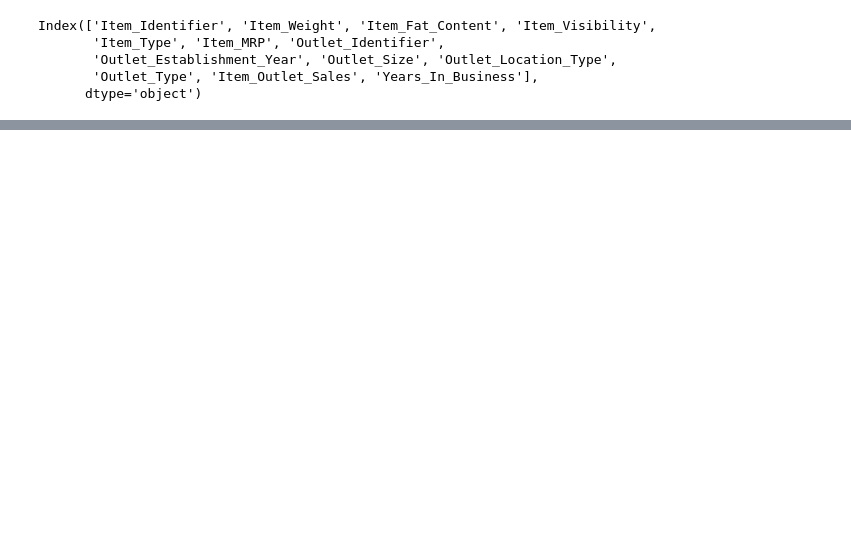
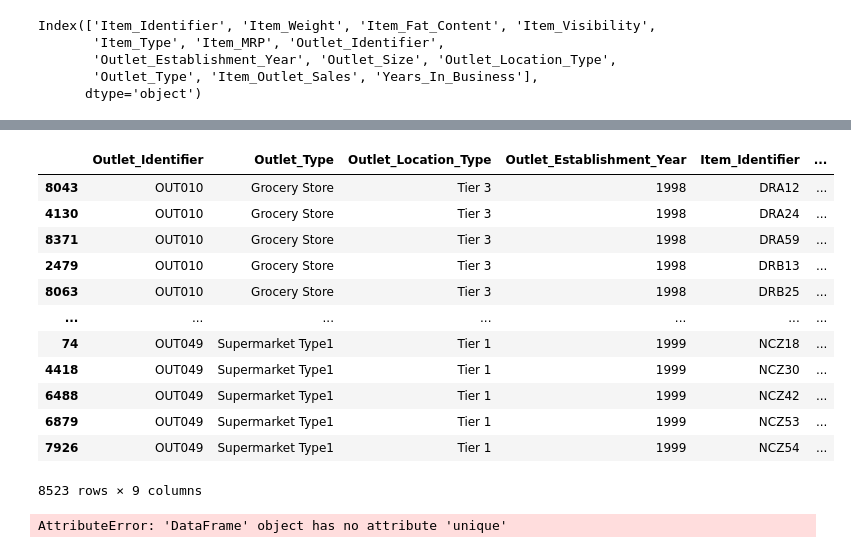
Before and after one commit to yammy20/DataScienceProjects, a Jupyter notebook: BigSmartSalesSet/BigSmartSales.ipynb, the cells around one changed output, grey strips where cells are left out. Cells and saved outputs as stored; diff of their text form; code cells hidden in the pictures; blank space fills up the shorter version.

Commit message:
created categorical feature unique values function

```diff
--- a/BigSmartSalesSet/BigSmartSales.ipynb
+++ b/BigSmartSalesSet/BigSmartSales.ipynb
@@ -104,0 +110,6 @@ Index(['Item_Identifier', 'Item_Weight', 'Item_Fat_Content', 'Item_Visibility',
+# %%
+cols = ['Outlet_Identifier', 'Outlet_Size', 'Outlet_Type', 'Outlet_Location_Type', 'Outlet_Establishment_Year', 'Item_Identifier', 'Item_Type', 'Item_MRP', 'Item_Weight', 'Item_Fat_Content', 'Item_Visibility']
+
+df_ordered_cols = train_df_raw[cols]
+# %%
+df_ordered_cols = df_ordered_cols.drop(['Outlet_Size', 'Item_Weight'], axis=1)
@@ -104,0 +129,22 @@ Index(['Item_Identifier', 'Item_Weight', 'Item_Fat_Content', 'Item_Visibility',
+# %%
+df_ordered_cols.sort_values(['Outlet_Identifier', 'Item_Identifier'])
+# %% [output]
+|  | Outlet_Identifier | Outlet_Type | Outlet_Location_Type | Outlet_Establishment_Year | Item_Identifier | ... |
+| 8043 | OUT010 | Grocery Store | Tier 3 | 1998 | DRA12 | ... |
+| 4130 | OUT010 | Grocery Store | Tier 3 | 1998 | DRA24 | ... |
+| 8371 | OUT010 | Grocery Store | Tier 3 | 1998 | DRA59 | ... |
+| 2479 | OUT010 | Grocery Store | Tier 3 | 1998 | DRB13 | ... |
+| 8063 | OUT010 | Grocery Store | Tier 3 | 1998 | DRB25 | ... |
+| ... | ... | ... | ... | ... | ... | ... |
+| 74 | OUT049 | Supermarket Type1 | Tier 1 | 1999 | NCZ18 | ... |
+| 4418 | OUT049 | Supermarket Type1 | Tier 1 | 1999 | NCZ30 | ... |
+| 6488 | OUT049 | Supermarket Type1 | Tier 1 | 1999 | NCZ42 | ... |
+| 6879 | OUT049 | Supermarket Type1 | Tier 1 | 1999 | NCZ53 | ... |
+| 7926 | OUT049 | Supermarket Type1 | Tier 1 | 1999 | NCZ54 | ... |
+8523 rows × 9 columns
+# %%
+cat_cols = df_ordered_cols.loc[:, df_ordered_cols.dtypes == object].columns.tolist()
+cat_cols
+df_ordered_cols[cat_cols].unique()
+# %% [output]
+AttributeError: 'DataFrame' object has no attribute 'unique'
```
Also changed, not shown: parts of 7 cells of this notebook.
